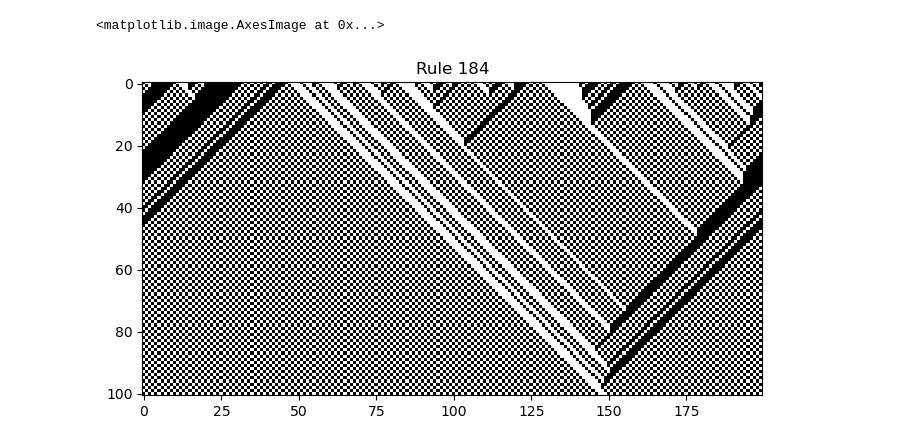
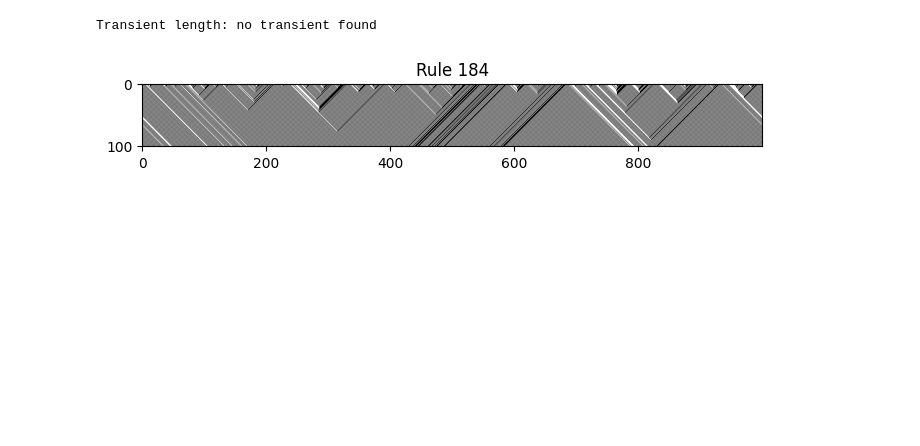
Before and after one commit to ThomasTenDamme/CSS-Group1, a Jupyter notebook: nb.ipynb, the cells around one changed output. Drawn from its saved outputs; the diff is of its cells as text; code cells hidden in the pictures; blank space fills up the shorter version.

Commit message:
Added random initial state function

```diff
--- a/nb.ipynb
+++ b/nb.ipynb
@@ -9,12 +9,17 @@ import matplotlib.pyplot as plt
 # %%
 ca_184 = CA()
 
-lambda_parameter, evolution = ca_184.gen_CA(L=200, r=1, k=2, dec_rule=184, t_end=100, s_q='0')
+p = 0.8
+L = 1000
+initial_state = ca_184.gen_initial_state_bernoulli(L, p)
+lambda_parameter, evolution = ca_184.gen_CA(L, r=1, k=2, dec_rule=184, t_end=100, s_q='0')
 transient_length = ca_184.calculate_transient_length()
 
 plt.figure(figsize=(8,10))
 plt.title(f'Rule 184')
 plt.imshow(evolution, cmap='binary')
+
+print(f"Transient length: {transient_length}")
 # %% [output]
-<matplotlib.image.AxesImage at 0x...>
+Transient length: no transient found
-[figure, old version]
+[figure, new version]
```
Also changed, not shown: 1 other file.
